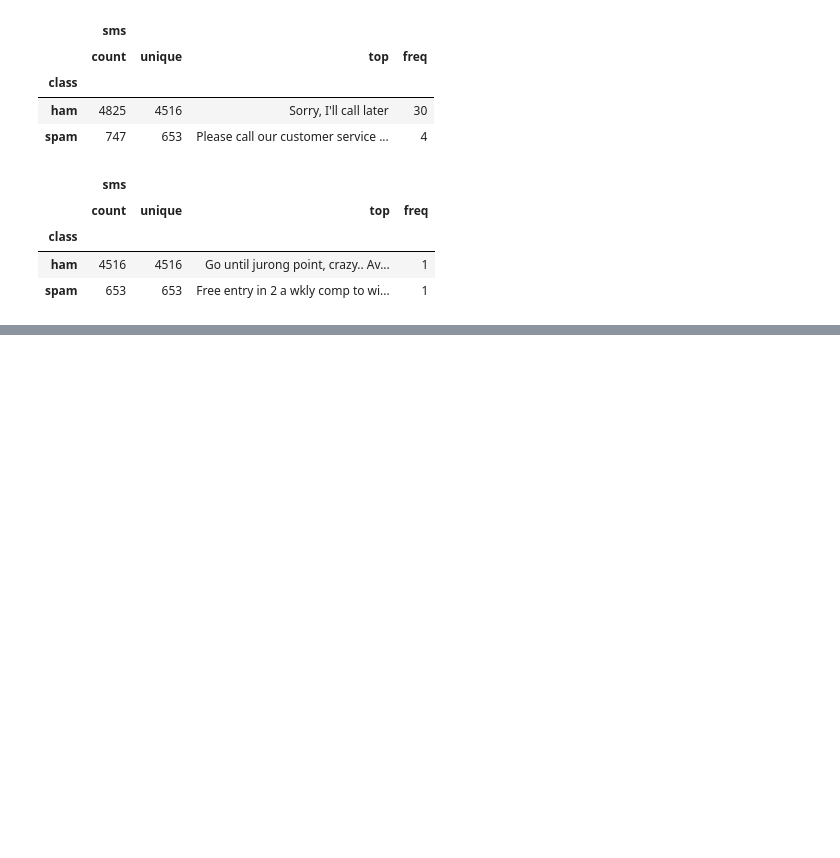
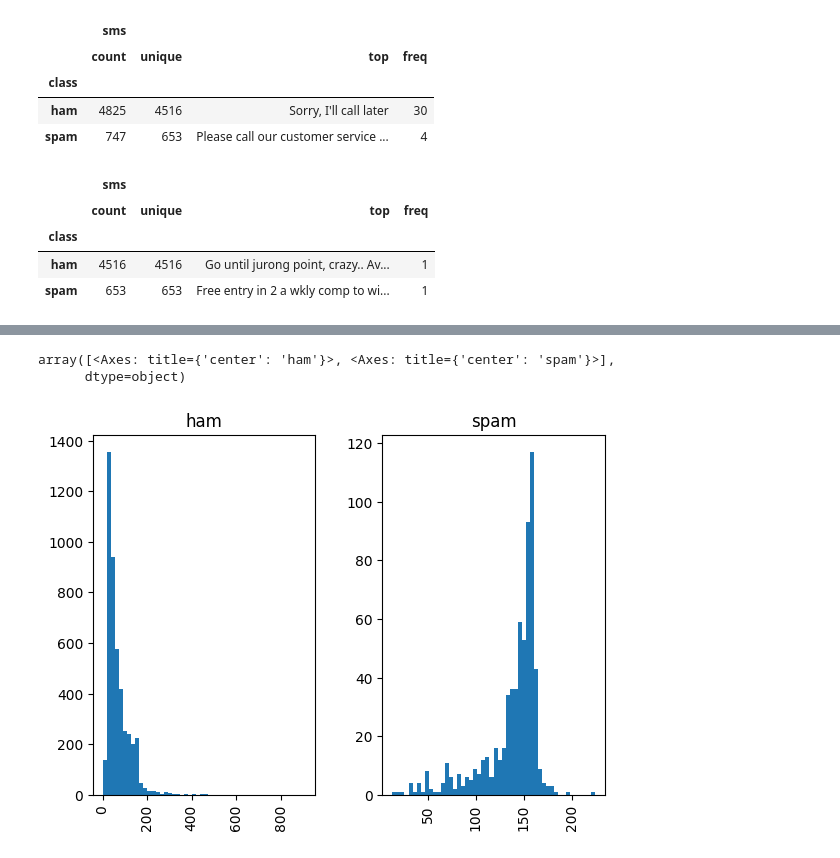
Before and after one commit to savindumahasen/SpamClassificationProject, a Jupyter notebook: Spam_Classification.ipynb, the cells around one changed output, grey strips where cells are left out. Saved outputs shown, nothing was run; the diff lists cells and outputs as text; code cells hidden in the pictures; blank space fills up the shorter version.

Commit message:
Complete the data visualization part

```diff
--- a/Spam_Classification.ipynb
+++ b/Spam_Classification.ipynb
@@ -57,0 +60,3 @@ df.groupby('class').describe()
+# %%
+df['Length'] = df['sms'].apply(len)
+df.head(5)
@@ -57,0 +70,6 @@ df.groupby('class').describe()
+# %%
+df.hist(column='Length', by='class', bins=50)
+# %% [output]
+array([<Axes: title={'center': 'ham'}>, <Axes: title={'center': 'spam'}>],
+      dtype=object)
+[figure, added]
```
Also changed, not shown: parts of 2 cells of this notebook.
